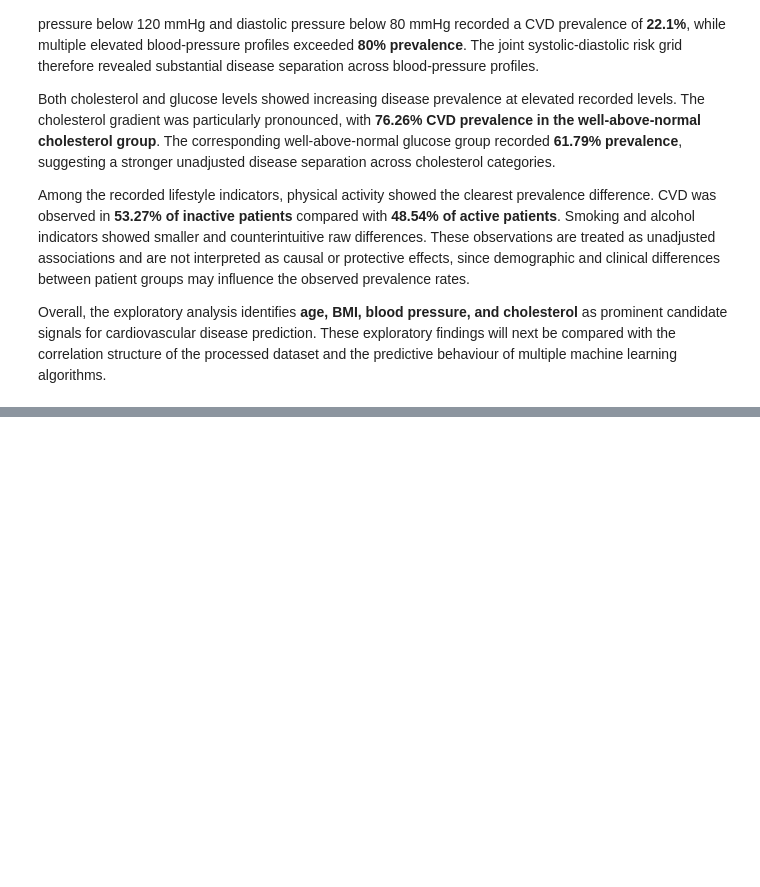
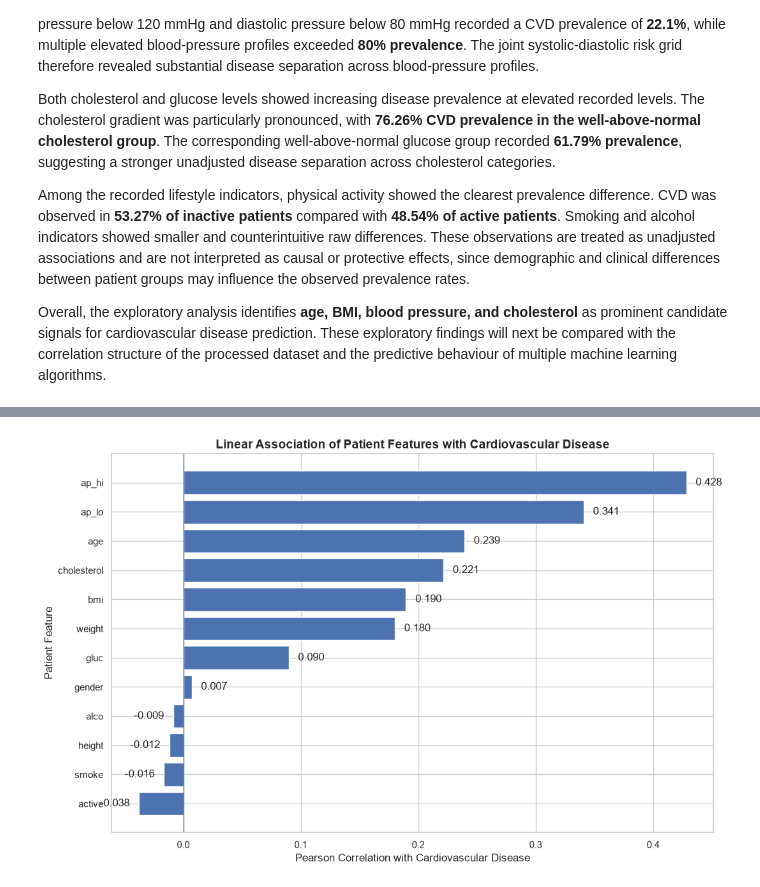
Before and after one commit to ManisshK/cardiovascular-disease-prediction, a Jupyter notebook: Cardiovascular_Disease_Prediction.ipynb, the cells around one changed output, grey strips where cells are left out. Saved outputs shown, nothing was run; the diff lists cells and outputs as text; code cells hidden in the pictures; blank space fills up the shorter version.

```diff
--- a/Cardiovascular_Disease_Prediction.ipynb
+++ b/Cardiovascular_Disease_Prediction.ipynb
@@ -1324,0 +1546,78 @@ Overall, the exploratory analysis identifies **age, BMI, blood pressure, and cho
+# %%
+# ---------------------------------------------------------
+# TARGET CORRELATION SIGNAL MAP
+# ---------------------------------------------------------
+
+correlation_plot_data = (
+    target_correlation_table
+    .sort_values(
+        "Correlation",
+        ascending=True
+    )
+)
+
+fig, ax = plt.subplots(figsize=(11, 7))
+
+bars = ax.barh(
+    correlation_plot_data["Feature"],
+    correlation_plot_data["Correlation"]
+)
+
+ax.axvline(
+    0,
+    linewidth=1
+)
+
+ax.set_title(
+    "Linear Association of Patient Features with Cardiovascular Disease",
+    fontsize=14,
+    fontweight="bold"
+)
+
+ax.set_xlabel(
+    "Pearson Correlation with Cardiovascular Disease"
+)
+
+ax.set_ylabel(
+    "Patient Feature"
+)
+
+correlation_limit = (
+    correlation_plot_data["Correlation"]
+    .abs()
+    .max()
+)
+
+ax.set_xlim(
+    -0.08,
+    correlation_limit + 0.04
+)
+
+for bar, value in zip(
+    bars,
+    correlation_plot_data["Correlation"]
+):
+    horizontal_offset = (
+        0.008
+        if value >= 0
+        else -0.008
+    )
+
+    text_alignment = (
+        "left"
+        if value >= 0
+        else "right"
+    )
+
+    ax.text(
+        value + horizontal_offset,
+        bar.get_y() + bar.get_height() / 2,
+        f"{value:.3f}",
+        va="center",
+        ha=text_alignment
+    )
+
+plt.tight_layout()
+plt.show()
+# %% [output]
+[figure, added]
```
Also changed, not shown: parts of 7 cells of this notebook.
